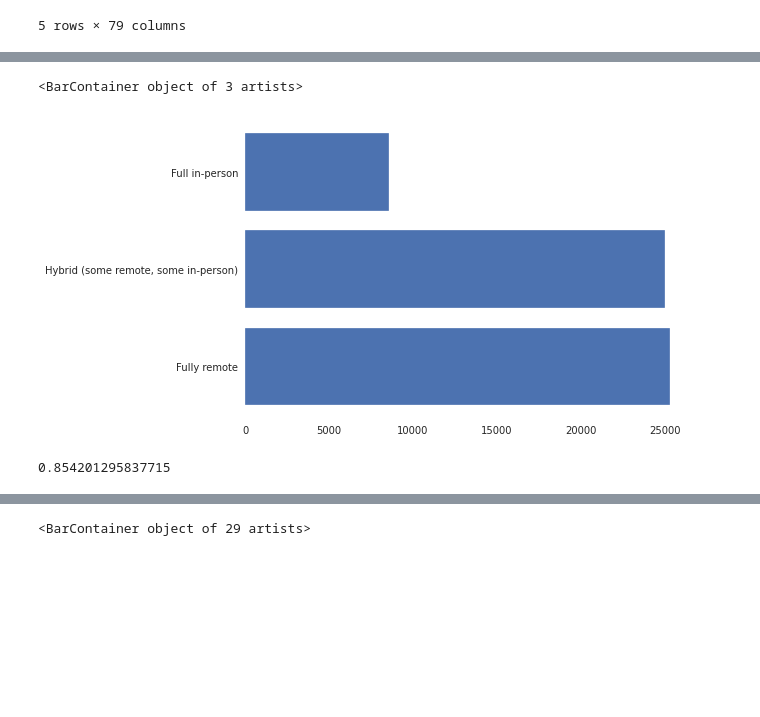
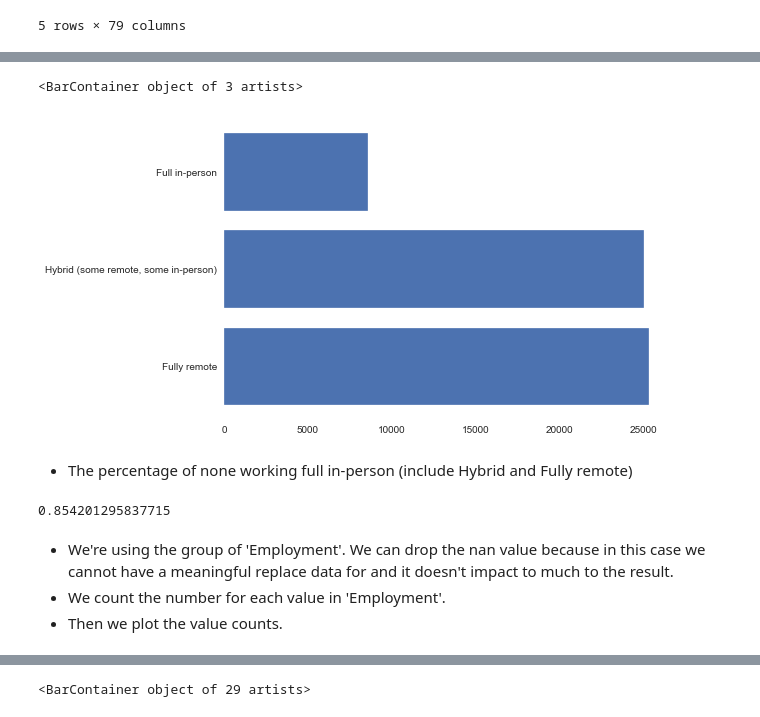
Before and after one commit to anhtu12st/Data_StackOverflow_Analysis, a Jupyter notebook: Analysis.ipynb, the cells around one changed output, grey strips where cells are left out. Saved outputs shown, nothing was run; the diff lists cells and outputs as text; code cells hidden in the pictures; blank space fills up the shorter version.

```diff
--- a/Analysis.ipynb
+++ b/Analysis.ipynb
@@ -17,7 +17,8 @@ import seaborn as sns
 sns.set_style("whitegrid", {'axes.grid' : False})
 # %%
 # Change this to where you pt your file
-df = pd.read_csv('/content/drive/MyDrive/Colab Notebooks/Udacity/DS_Prj_01/Data/survey_results_public.csv')
+# df = pd.read_csv('/content/drive/MyDrive/Colab Notebooks/Udacity/DS_Prj_01/Data/survey_results_public.csv')
+df = pd.read_csv('./Data/survey_results_public.csv')
 df.describe()
 # %% [output]
 |  | ResponseId | CompTotal | VCHostingPersonal use | VCHostingProfessional use | WorkExp | ConvertedCompYearly |
@@ -121,10 +111,16 @@ plt.barh(EdLevel.index.map(lambda x: x.split(' (')[0]), width=EdLevel)
 # %%
-RemoteWork = profile_df.RemoteWork.value_counts()
+RemoteWork = df.RemoteWork.value_counts()
 plt.barh(RemoteWork.index, width=RemoteWork)
 # %% [output]
 <BarContainer object of 3 artists>
-[figure, old version]
+[figure, new version]
+# %% [markdown]
+- The percentage of none working full in-person (include Hybrid and Fully remote)
 # %%
 (RemoteWork[0] + RemoteWork[1]) / RemoteWork.sum()
 # %% [output]
 0.854201295837715
+# %% [markdown]
+- We're using the group of 'Employment'. We can drop the nan value because in this case we cannot have a meaningful replace data for and it doesn't impact to much to the result.
+- We count the number for each value in 'Employment'.
+- Then we plot the value counts.
```
Also changed, not shown: parts of 16 cells of this notebook, 5 other files.
